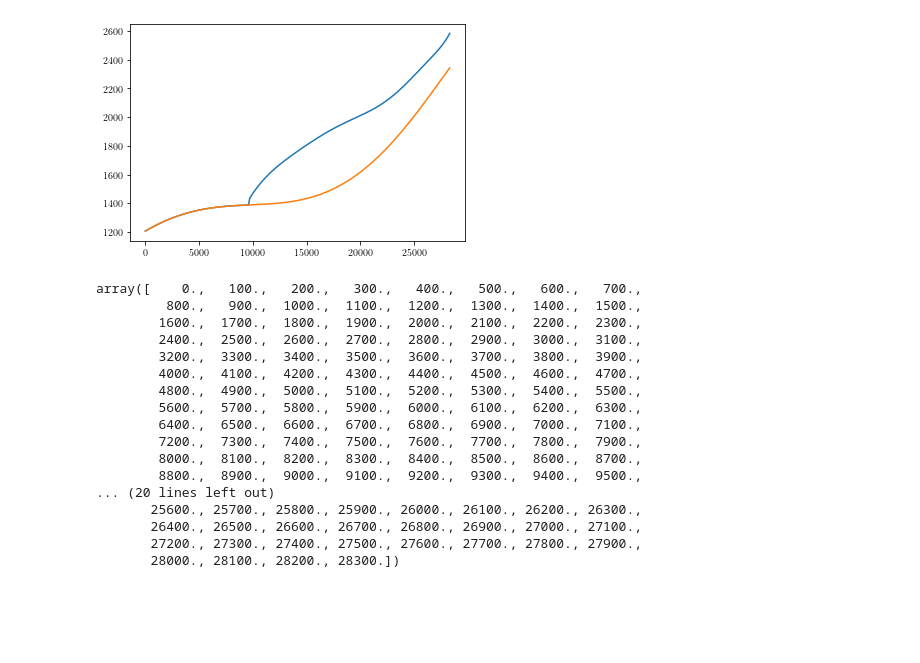
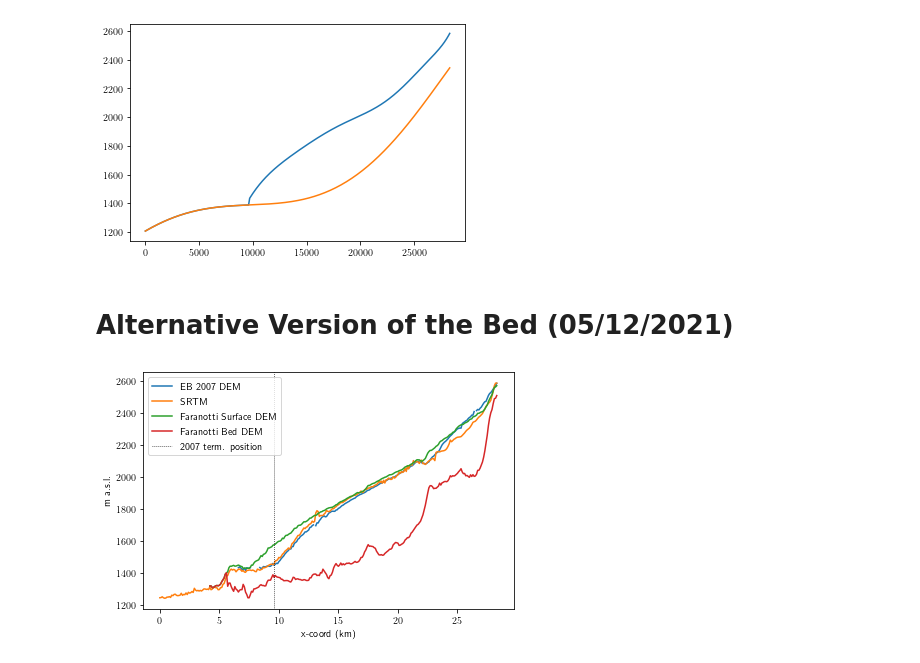
Before and after one commit to andrewdnolan/Harmonic_Beds, a Jupyter notebook: Notebooks/01.SS_preprocessing.ipynb, the cells around one changed output. Saved outputs shown, nothing was run; the diff lists cells and outputs as text; code cells hidden in the pictures; blank space fills up the shorter version.

```diff
--- a/Notebooks/01.SS_preprocessing.ipynb
+++ b/Notebooks/01.SS_preprocessing.ipynb
@@ -273,23 +271,23 @@ plt.plot(xx, bb_smooth)
 # %%
 np.savetxt('../Data/Topography/SMOOTH_BedTopo.dat'   , np.array([xx,bb_smooth]).T,fmt='%.3e')
 np.savetxt('../Data/Topography/SMOOTH_SurfTopo.dat'  , np.array([xx,ss_smooth]).T,fmt='%.3e')
-# %%
-xx
-# %% [output]
-array([    0.,   100.,   200.,   300.,   400.,   500.,   600.,   700.,
-         800.,   900.,  1000.,  1100.,  1200.,  1300.,  1400.,  1500.,
-        1600.,  1700.,  1800.,  1900.,  2000.,  2100.,  2200.,  2300.,
-        2400.,  2500.,  2600.,  2700.,  2800.,  2900.,  3000.,  3100.,
-        3200.,  3300.,  3400.,  3500.,  3600.,  3700.,  3800.,  3900.,
-        4000.,  4100.,  4200.,  4300.,  4400.,  4500.,  4600.,  4700.,
-        4800.,  4900.,  5000.,  5100.,  5200.,  5300.,  5400.,  5500.,
-        5600.,  5700.,  5800.,  5900.,  6000.,  6100.,  6200.,  6300.,
-        6400.,  6500.,  6600.,  6700.,  6800.,  6900.,  7000.,  7100.,
-        7200.,  7300.,  7400.,  7500.,  7600.,  7700.,  7800.,  7900.,
-        8000.,  8100.,  8200.,  8300.,  8400.,  8500.,  8600.,  8700.,
-        8800.,  8900.,  9000.,  9100.,  9200.,  9300.,  9400.,  9500.,
-... (20 lines left out)
-       25600., 25700., 25800., 25900., 26000., 26100., 26200., 26300.,
-       26400., 26500., 26600., 26700., 26800., 26900., 27000., 27100.,
-       27200., 27300., 27400., 27500., 27600., 27700., 27800., 27900.,
-       28000., 28100., 28200., 28300.])
+# %% [markdown]
+# Alternative Version of the Bed (05/12/2021)
+# %%
+fig, ax = plt.subplots()
+
+ax.plot(x_coord, LK_CP['EB_2007'], label='EB 2007 DEM')
+ax.plot(x_coord, LK_CP['SRTM']   , label='SRTM')
+ax.plot(x_coord, LK_CP['GC_Surf'], label='Faranotti Surface DEM')
+ax.plot(x_coord, LK_CP['bedprof'], label='Faranotti Bed DEM')
+
+ax.set_ylabel('m a.s.l.')
+ax.set_xlabel('x-coord (km)')
+
+
+ax.axvline(9.6, label='2007 term. position',c='k', ls=':', lw=0.75)
+ax.legend()
+
+plt.tight_layout()
+# %% [output]
+[figure, added]
```
Also changed, not shown: parts of 16 cells of this notebook, 16 other files.
